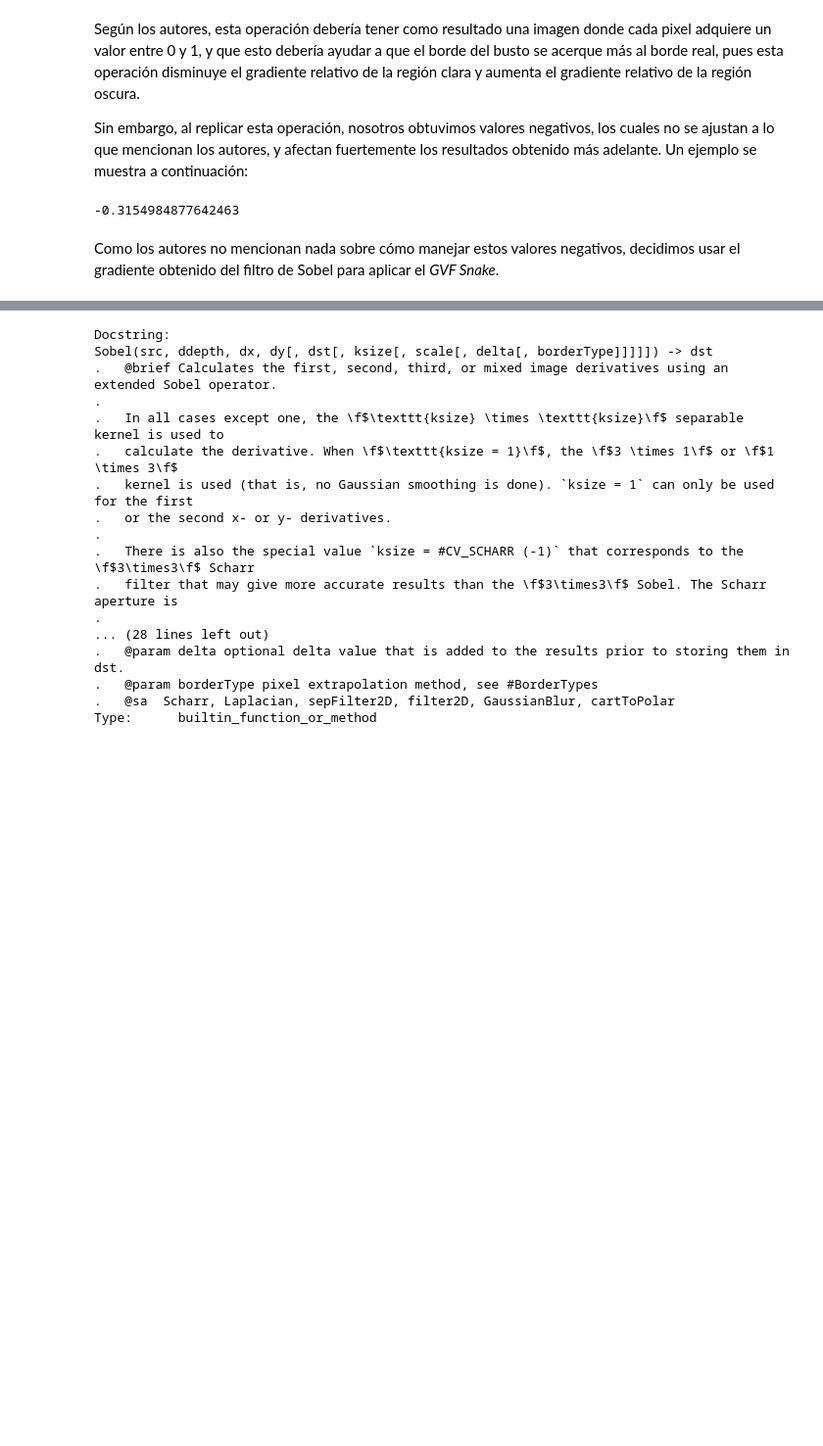
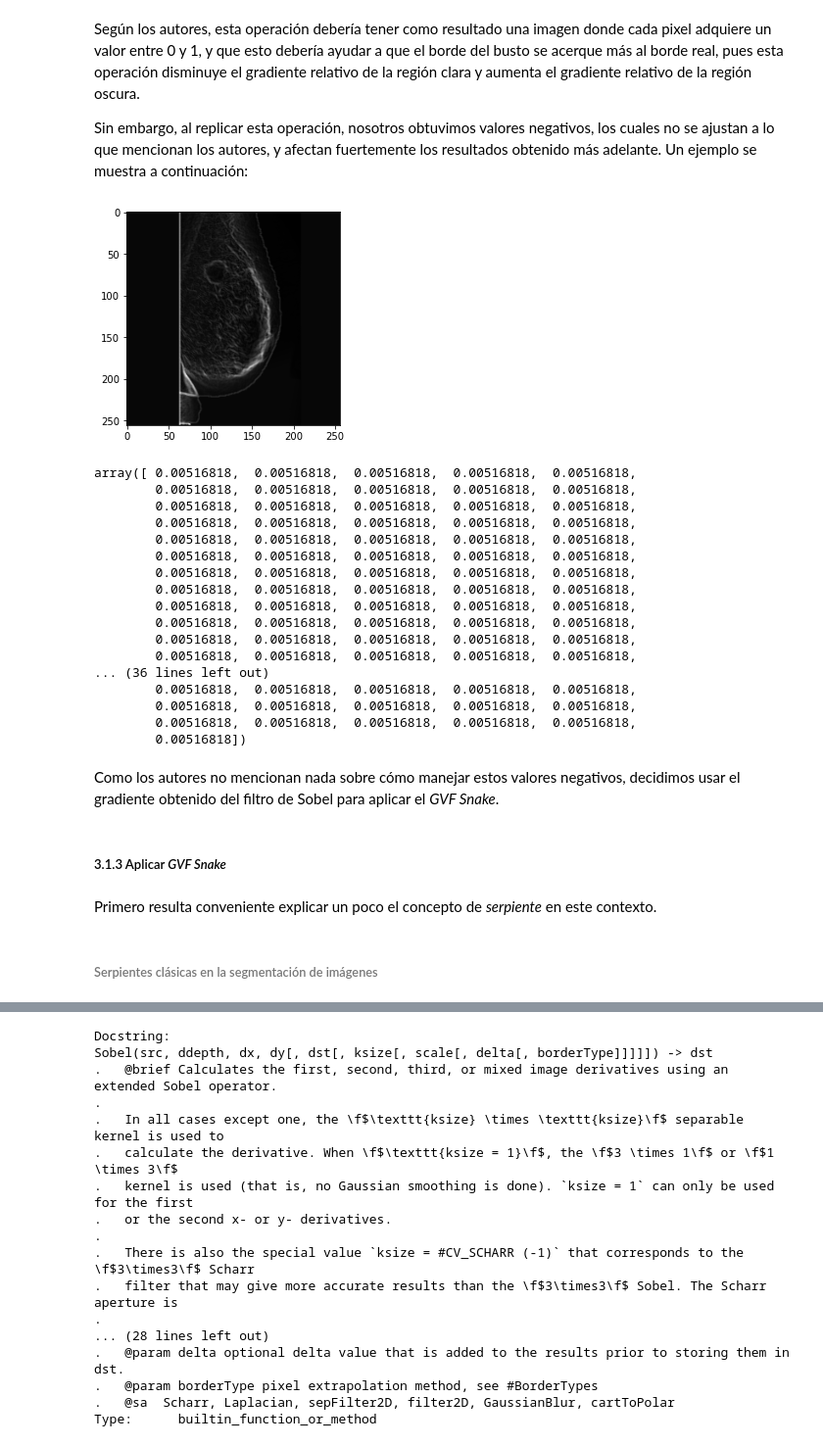
Before and after one commit to data-and-code/trabajo_con_imagenes, a Jupyter notebook: data-raw/clean_imgs.ipynb, the cells around one changed output, grey strips where cells are left out. Shown at 98% size. Drawn from its saved outputs; the diff is of its cells as text; code cells hidden in the pictures; blank space fills up the shorter version.

```diff
--- a/data-raw/clean_imgs.ipynb
+++ b/data-raw/clean_imgs.ipynb
@@ -375,15 +387,40 @@ Sin embargo, al replicar esta operación, nosotros obtuvimos valores negativos,
 # %%
 # Ajuste del gradiente sobre una imagen de muestra
 test_img = imgs_clean[10].copy()
 w0 = 0.63
 w1 = 1 - w0
 grad_magn = np.sqrt(np.power(grad_x, 2) + np.power(grad_y, 2))
 
 grad_adjust = w0 * ((grad - np.min(grad_magn)) / (np.max(grad_magn) - np.min(grad_magn))) + w1 * ((T(test_img) - test_img) / 255)
 
 # Valor mínimo obtenido de esta operación
-np.min(grad_adjust)
+plt.imshow(grad_adjust, cmap='gray')
+plt.show()
+grad_adjust[0]
 # %% [output]
+[figure, added]
--0.3154984877642463
+array([ 0.00516818,  0.00516818,  0.00516818,  0.00516818,  0.00516818,
+        0.00516818,  0.00516818,  0.00516818,  0.00516818,  0.00516818,
+        0.00516818,  0.00516818,  0.00516818,  0.00516818,  0.00516818,
+        0.00516818,  0.00516818,  0.00516818,  0.00516818,  0.00516818,
+        0.00516818,  0.00516818,  0.00516818,  0.00516818,  0.00516818,
+        0.00516818,  0.00516818,  0.00516818,  0.00516818,  0.00516818,
+        0.00516818,  0.00516818,  0.00516818,  0.00516818,  0.00516818,
+        0.00516818,  0.00516818,  0.00516818,  0.00516818,  0.00516818,
+        0.00516818,  0.00516818,  0.00516818,  0.00516818,  0.00516818,
+        0.00516818,  0.00516818,  0.00516818,  0.00516818,  0.00516818,
+        0.00516818,  0.00516818,  0.00516818,  0.00516818,  0.00516818,
+        0.00516818,  0.00516818,  0.00516818,  0.00516818,  0.00516818,
+... (36 lines left out)
+        0.00516818,  0.00516818,  0.00516818,  0.00516818,  0.00516818,
+        0.00516818,  0.00516818,  0.00516818,  0.00516818,  0.00516818,
+        0.00516818,  0.00516818,  0.00516818,  0.00516818,  0.00516818,
+        0.00516818])
 # %% [markdown]
 Como los autores no mencionan nada sobre cómo manejar estos valores negativos, decidimos usar el gradiente obtenido del filtro de Sobel para aplicar el *GVF Snake*.
+# %% [markdown]
+#####  3.1.3 Aplicar *GVF Snake*
+# %% [markdown]
+Primero resulta conveniente explicar un poco el concepto de *serpiente* en este contexto.
+# %% [markdown]
+###### Serpientes clásicas en la segmentación de imágenes
```
Also changed, not shown: parts of 23 cells of this notebook.
